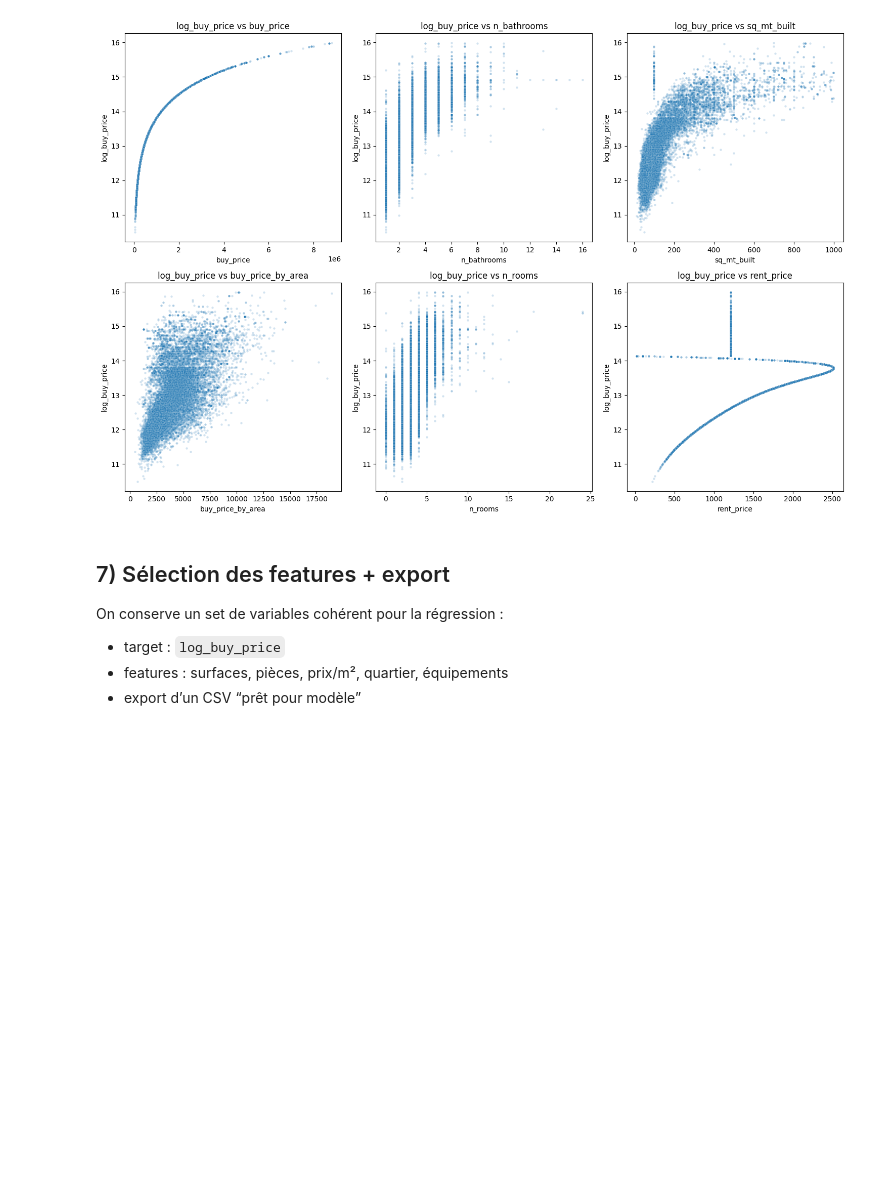
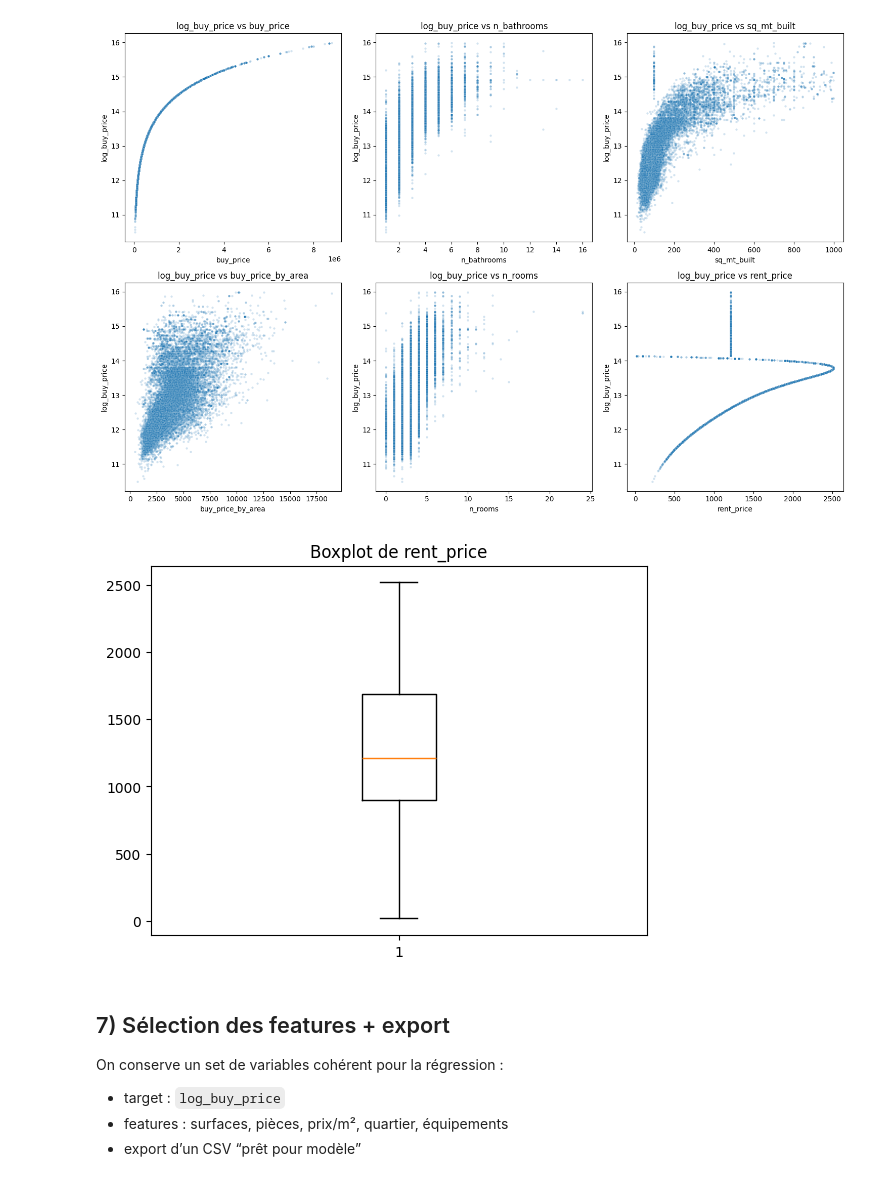
Before and after one commit to bruno-coulet/apartment-hunter, a Jupyter notebook: notebook/analysis.ipynb, the cells around one changed output. Saved outputs shown, nothing was run; the diff lists cells and outputs as text; code cells hidden in the pictures; blank space fills up the shorter version.

```diff
--- a/analysis.ipynb
+++ b/notebook/analysis.ipynb
@@ -299,6 +329,12 @@ plt.tight_layout()
 plt.show()
 # %% [output]
 [figure]
+# %%
+plt.boxplot(x=df["rent_price"])
+plt.title("Boxplot de rent_price")
+plt.show()
+# %% [output]
+[figure, added]
 # %% [markdown]
 ## 7) Sélection des features + export
 
```
Also changed, not shown: parts of 10 cells of this notebook, 18 other files.
